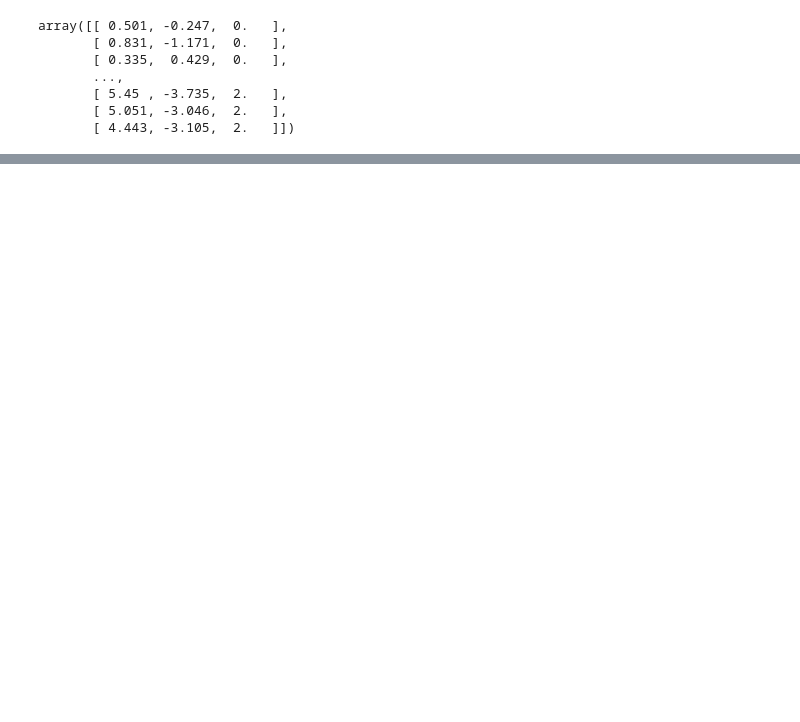
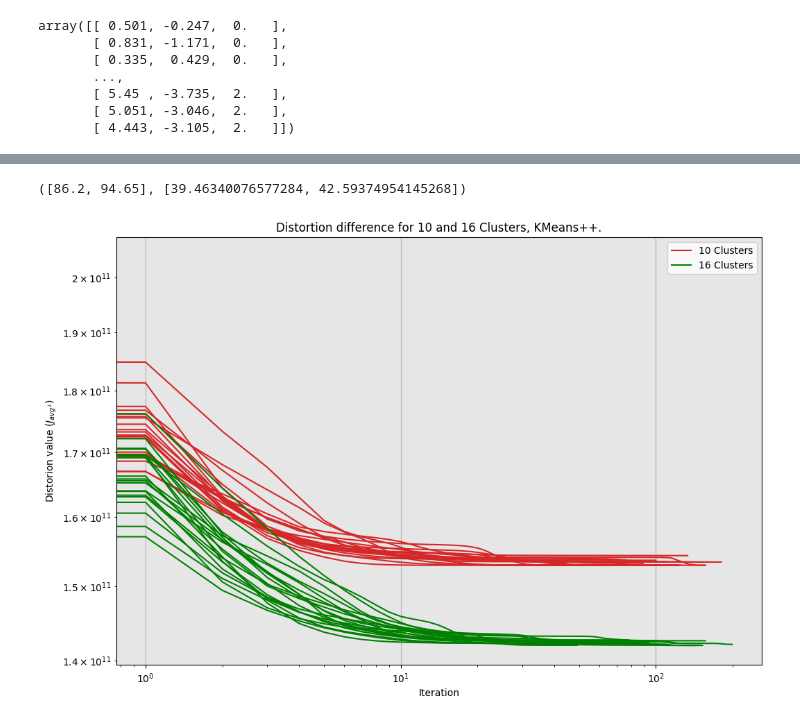
Before and after one commit to CalebDerrickson/GradCourses, a Jupyter notebook: Quarter 3/Machine Learning/Homework/Homework1/Plotting/plotting.ipynb, the cells around one changed output, grey strips where cells are left out. Saved outputs shown, nothing was run; the diff lists cells and outputs as text; code cells hidden in the pictures; blank space fills up the shorter version.

```diff
--- a/Quarter 3/Machine Learning/Homework/Homework1/Plotting/plotting.ipynb
+++ b/Quarter 3/Machine Learning/Homework/Homework1/Plotting/plotting.ipynb
@@ -90,0 +141,47 @@ distortion.shape[0]
+# %%
+means = [np.mean(arr) for arr in line_len]
+stdev = [np.std(arr) for arr in line_len]
+means, stdev
+# %% [output]
+([86.2, 94.65], [39.46340076577284, 42.59374954145268])
+# %%
+plt.rcParams["figure.figsize"] = (12, 8)
+
+colors = ['tab:red', 'g']
+labels = ['10 Clusters', '16 Clusters']
+
+plot = plt.subplot(1, 1, 1)
+plt.gca().set_facecolor((0.9, 0.9, 0.9))
+
+plt.rcParams["figure.figsize"] = (12, 8)
+
+for color, label in zip(colors, labels):
+    #plot.plot([], [], c=color, label=label)
+    plot.plot([], [], label=label, color = color)
+
+
+
+
+plot.grid()
+plot.set_axisbelow(True)
+
+plotnames = ['10 Clusters', '16 Clusters']
+plots = [distortion_random_10, distortion_random_16]
+
+line_len = np.zeros((2, 20))
+
+for i, dataset in enumerate(plots):
+    for j in range(dataset.shape[0]):
+        line = dataset.iloc[j].to_numpy()
+        line_len[i][j] = np.sum(~np.isnan(line))
+        plot.plot(line, color = colors[i])
+
+plot.set_yscale("log")
+plot.set_xscale("log")
+plot.set_title(r"Distortion difference for 10 and 16 Clusters, KMeans++.")
+plot.set_xlabel("Iteration")
+plot.set_ylabel(r"Distorion value $(J_{avg^2})$")
+plot.legend()
+plt.show()
+# %% [output]
+[figure, added]
```
Also changed, not shown: parts of 12 cells of this notebook, 20 other files.
